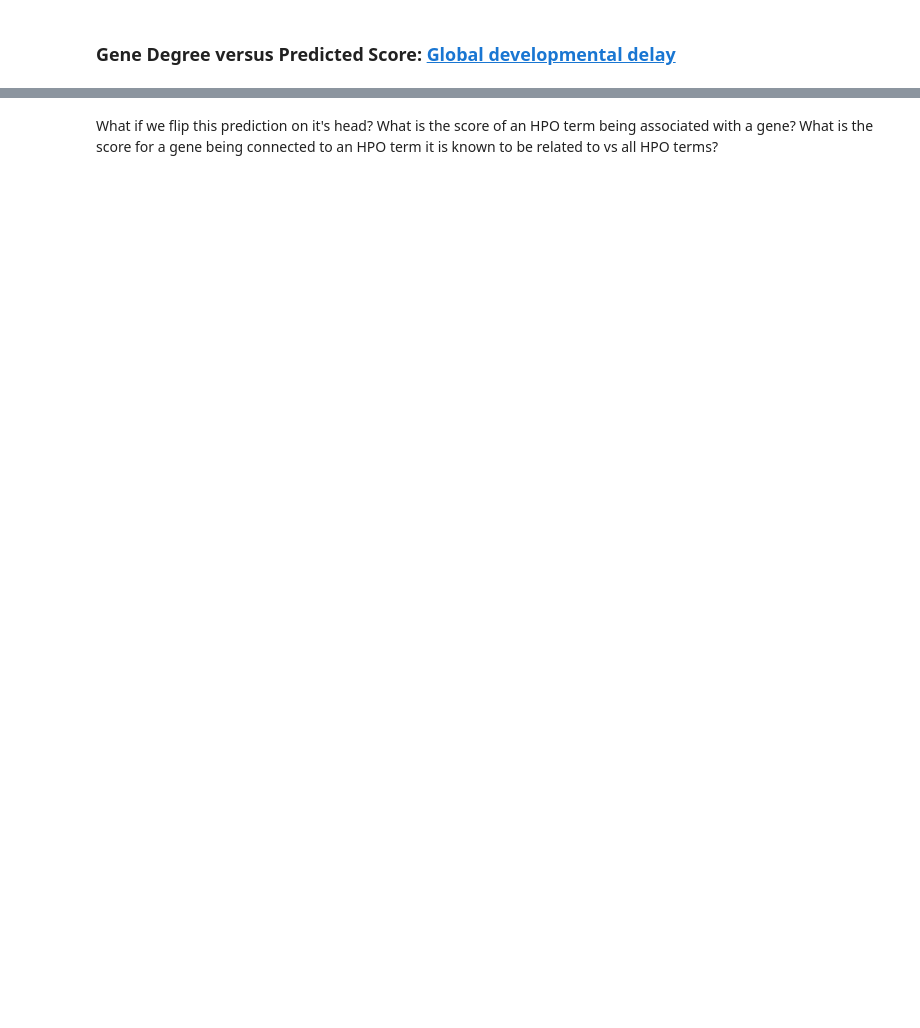
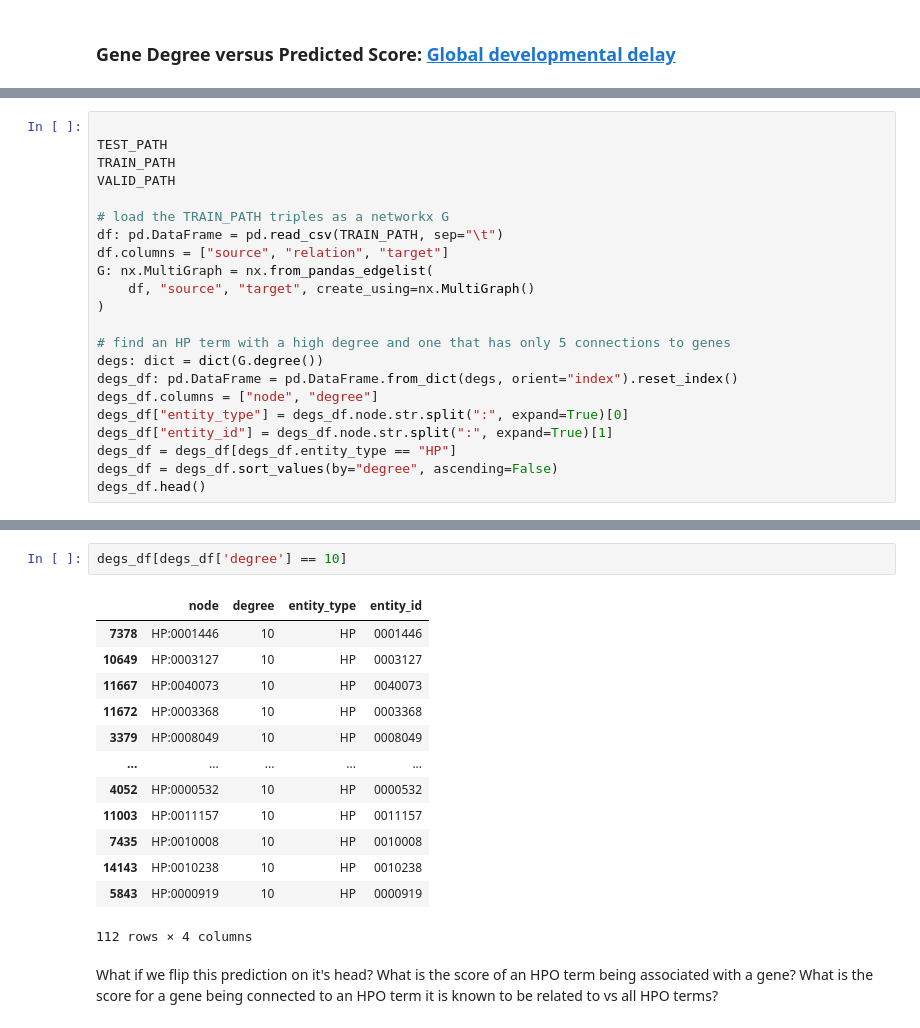
Before and after one commit to MSBradshaw/LinkPrediction, a Jupyter notebook: Experiments/target_prediction.ipynb, the cells around one changed output, grey strips where cells are left out. Drawn from its saved outputs; the diff is of its cells as text; blank space fills up the shorter version.

```diff
--- a/Experiments/target_prediction.ipynb
+++ b/Experiments/target_prediction.ipynb
@@ -263,0 +387,22 @@ plot_score_degree_gene(predictions_df, "Global developmental delay")
+# %%
+
+TEST_PATH
+TRAIN_PATH
+VALID_PATH
+
+# load the TRAIN_PATH triples as a networkx G
+df: pd.DataFrame = pd.read_csv(TRAIN_PATH, sep="\t")
+df.columns = ["source", "relation", "target"]
+G: nx.MultiGraph = nx.from_pandas_edgelist(
+    df, "source", "target", create_using=nx.MultiGraph()
+)
+
+# find an HP term with a high degree and one that has only 5 connections to genes
+degs: dict = dict(G.degree())
+degs_df: pd.DataFrame = pd.DataFrame.from_dict(degs, orient="index").reset_index()
+degs_df.columns = ["node", "degree"]
+degs_df["entity_type"] = degs_df.node.str.split(":", expand=True)[0]
+degs_df["entity_id"] = degs_df.node.str.split(":", expand=True)[1]
+degs_df = degs_df[degs_df.entity_type == "HP"]
+degs_df = degs_df.sort_values(by="degree", ascending=False)
+degs_df.head()
@@ -264,3 +416,19 @@ plot_score_degree_gene(predictions_df, "Global developmental delay")
+# %%
+degs_df[degs_df['degree'] == 10]
+# %% [output]
+|  | node | degree | entity_type | entity_id |
+| 7378 | HP:0001446 | 10 | HP | 0001446 |
+| 10649 | HP:0003127 | 10 | HP | 0003127 |
+| 11667 | HP:0040073 | 10 | HP | 0040073 |
+| 11672 | HP:0003368 | 10 | HP | 0003368 |
+| 3379 | HP:0008049 | 10 | HP | 0008049 |
+| ... | ... | ... | ... | ... |
+| 4052 | HP:0000532 | 10 | HP | 0000532 |
+| 11003 | HP:0011157 | 10 | HP | 0011157 |
+| 7435 | HP:0010008 | 10 | HP | 0010008 |
+| 14143 | HP:0010238 | 10 | HP | 0010238 |
+| 5843 | HP:0000919 | 10 | HP | 0000919 |
+112 rows × 4 columns
 # %% [markdown]
 What if we flip this prediction on it's head? What is the score of an HPO term being associated with a gene?
 What is the score for a gene being connected to an HPO term it is known to be related to vs all HPO terms?
```
Also changed, not shown: parts of 12 cells of this notebook, 2 other files.
